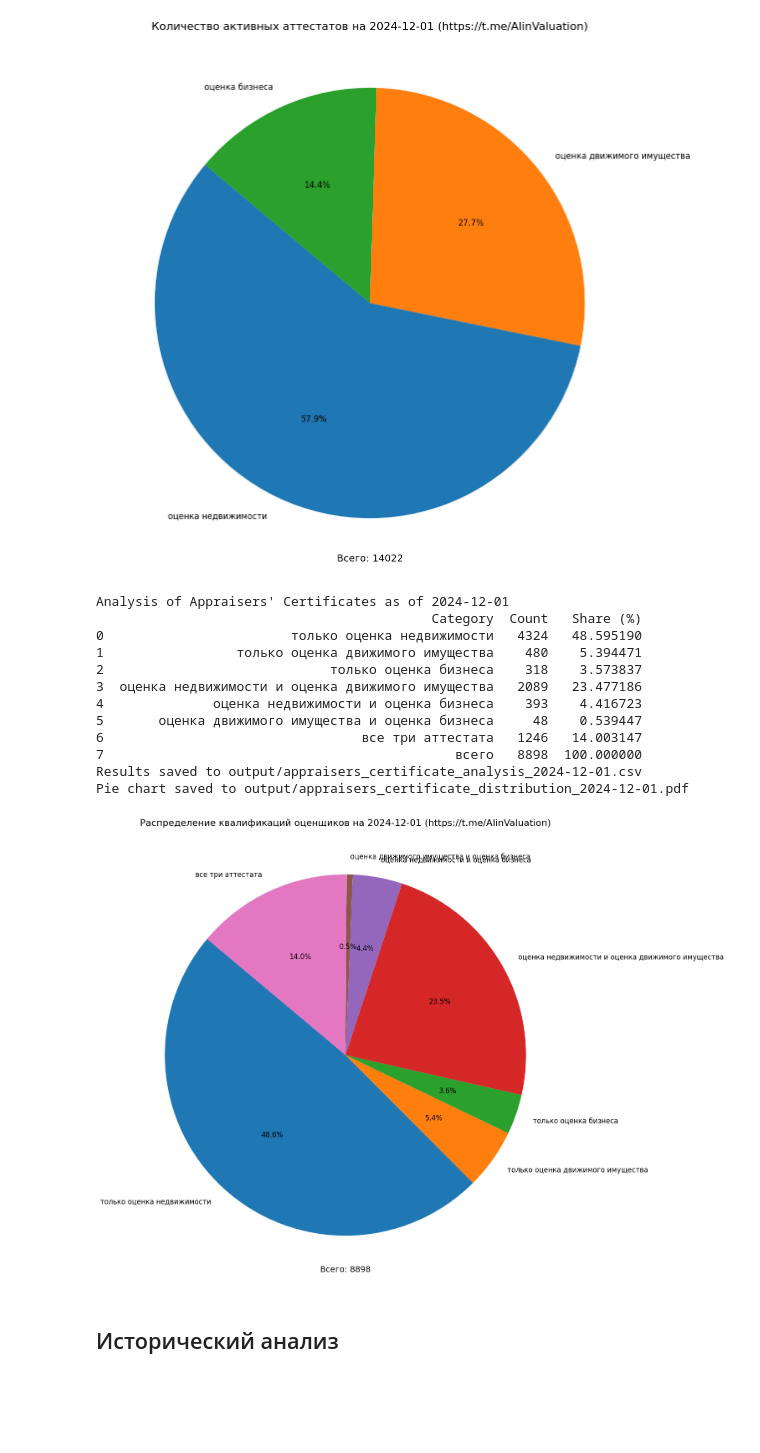
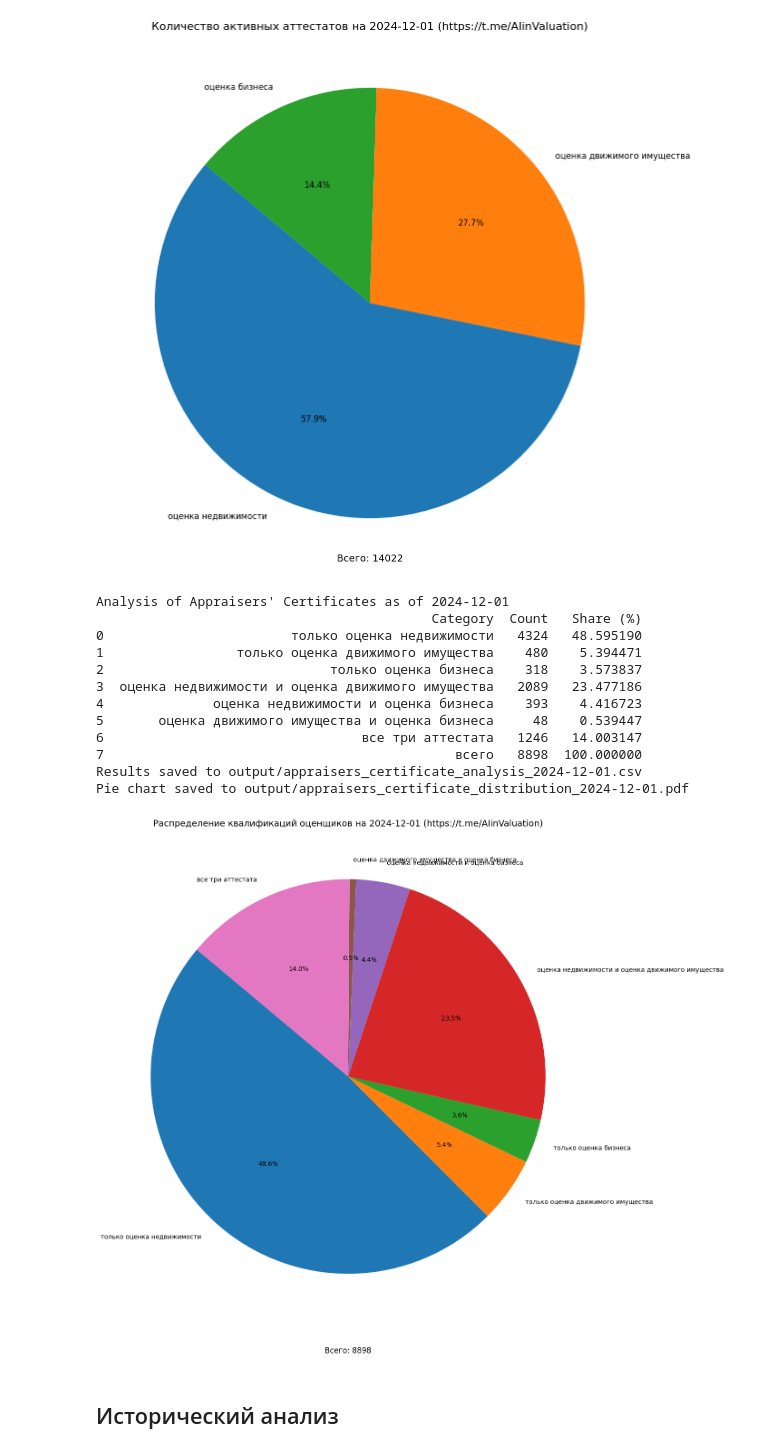
Before and after one commit to Kirill-Murashev/appr_cert_rus, a Jupyter notebook: appr_certificates_rus.ipynb, the cells around one changed output. Drawn from its saved outputs; the diff is of its cells as text; code cells hidden in the pictures; blank space fills up the shorter version.

```diff
--- a/appr_certificates_rus.ipynb
+++ b/appr_certificates_rus.ipynb
@@ -169,39 +169,42 @@ results_df.to_csv(output_csv_path, index=False)
 
 # Print the results
 print("Analysis of Appraisers' Certificates as of 2024-12-01")
 print(results_df)
 print(f"Results saved to {output_csv_path}")
 
 # Create a pie chart
 plt.figure(figsize=(14, 14))
-plt.pie(results_df['Count'][:-1], labels=results_df['Category'][:-1], autopct='%1.1f%%', startangle=140, textprops={'fontsize': 12})
-plt.title("Распределение квалификаций оценщиков на 2024-12-01 (https://t.me/AIinValuation)", fontsize=16)
+plt.pie(results_df['Count'][:-1], labels=results_df['Category'][:-1], autopct='%1.1f%%', startangle=140, textprops={'fontsize': 10})
+plt.title("Распределение квалификаций оценщиков на 2024-12-01 (https://t.me/AIinValuation)", fontsize=14)
+
+# Avoid overlapping by adjusting the layout and ensuring the text fits the page
+plt.tight_layout()
 
 # Add text with the total number of appraisers
 total_text = f"Всего: {total_appraisers}"
-plt.text(0, -1.2, total_text, fontsize=14, ha='center')
+plt.text(0, -1.4, total_text, fontsize=12, ha='center')
 
-# Save the pie chart
+# Save the pie chart to PDF
 output_chart_path = os.path.join(output_folder, 'appraisers_certificate_distribution_2024-12-01.pdf')
-plt.savefig(output_chart_path)
+plt.savefig(output_chart_path, format='pdf', bbox_inches='tight')
 print(f"Pie chart saved to {output_chart_path}")
 
 # Show the plot
 plt.show()
 # %% [output]
 Analysis of Appraisers' Certificates as of 2024-12-01
                                            Category  Count   Share (%)
 0                        только оценка недвижимости   4324   48.595190
 1                 только оценка движимого имущества    480    5.394471
 2                             только оценка бизнеса    318    3.573837
 3  оценка недвижимости и оценка движимого имущества   2089   23.477186
 4              оценка недвижимости и оценка бизнеса    393    4.416723
 5       оценка движимого имущества и оценка бизнеса     48    0.539447
 6                                 все три аттестата   1246   14.003147
 7                                             всего   8898  100.000000
 Results saved to output/appraisers_certificate_analysis_2024-12-01.csv
 Pie chart saved to output/appraisers_certificate_distribution_2024-12-01.pdf
-[figure, old version]
+[figure, new version]
 # %% [markdown]
 ## Исторический анализ
 # %%
```
Also changed, not shown: parts of 1 cell of this notebook.
